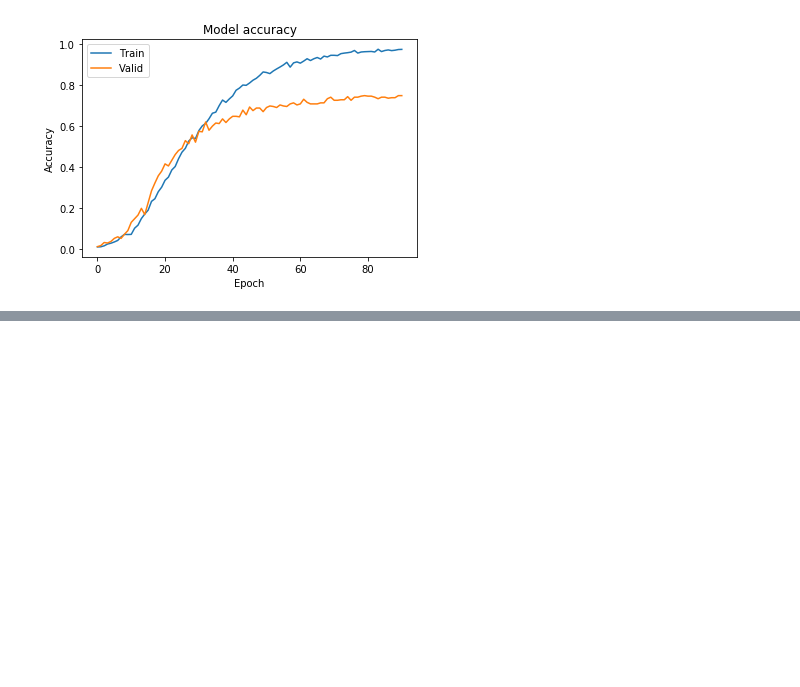
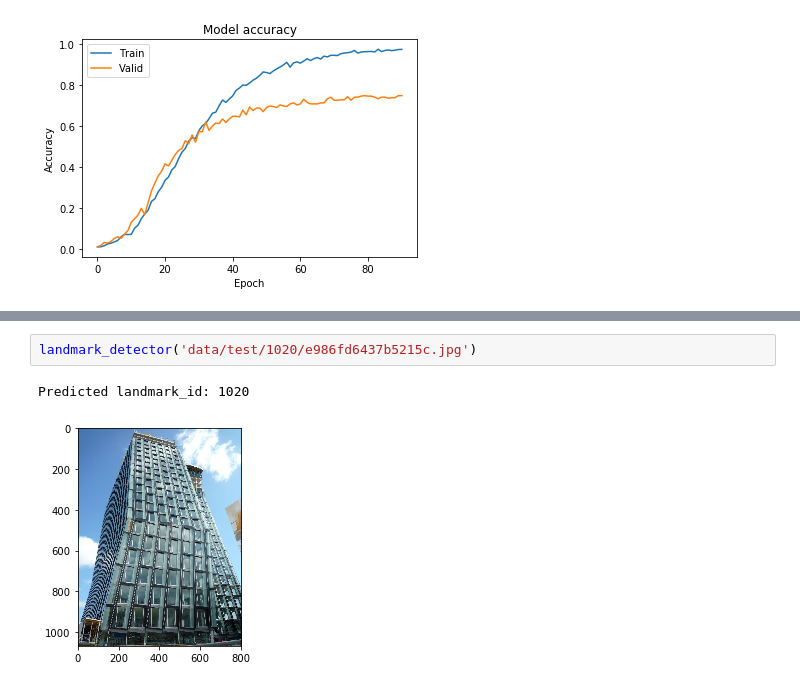
Before and after one commit to hoangchunghien/ml-capstone, a Jupyter notebook: src/vgg16_model.ipynb, the cells around one changed output, grey strips where cells are left out. Saved outputs shown, nothing was run; the diff lists cells and outputs as text; blank space fills up the shorter version.

```diff
--- a/src/vgg16_model.ipynb
+++ b/src/vgg16_model.ipynb
@@ -292,0 +332,5 @@ plt.show()
+# %%
+landmark_detector('data/test/1020/e986fd6437b5215c.jpg')
+# %% [output]
+Predicted landmark_id: 1020
+[figure, added]
```
Also changed, not shown: parts of 5 cells of this notebook, 1 other file.
